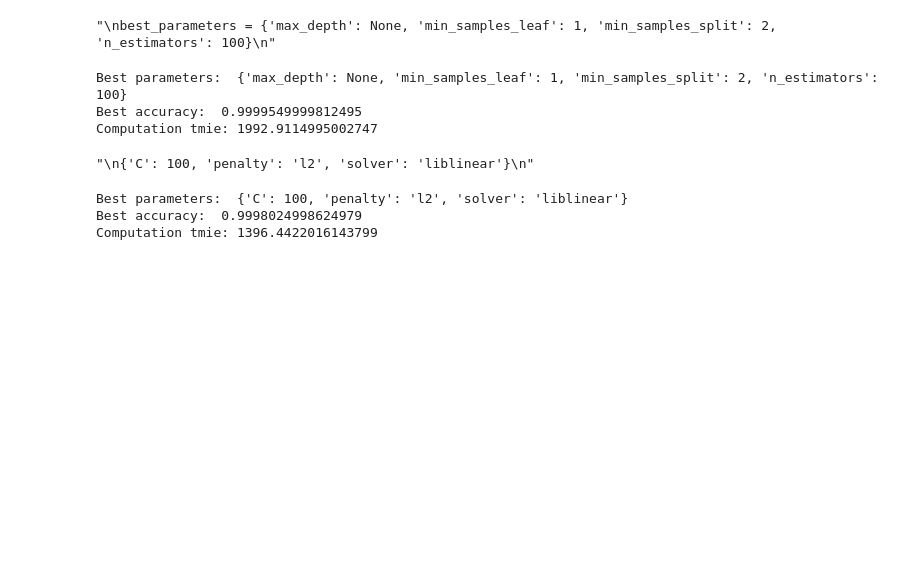
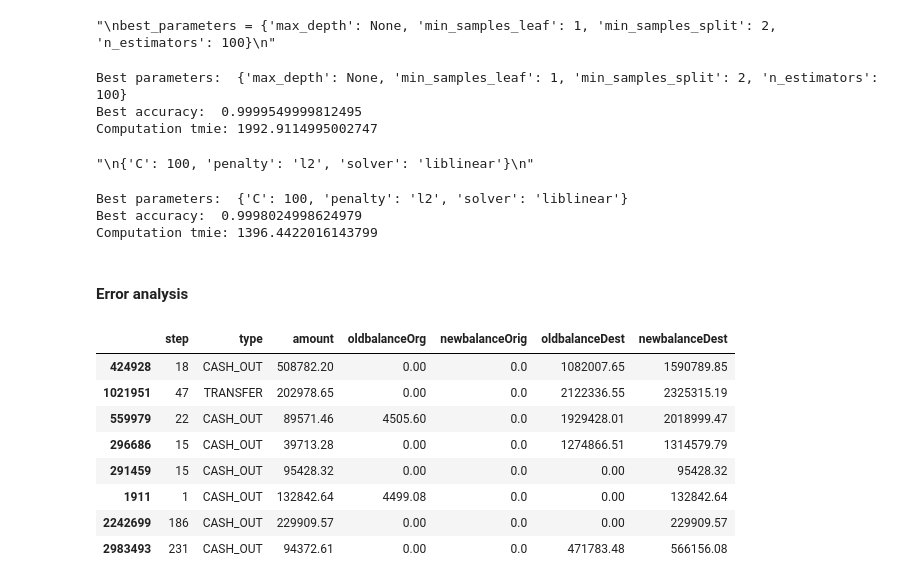
Before and after one commit to DZIMDZEM/data_mining, a Jupyter notebook: pipeline.ipynb, the cells around one changed output. Drawn from its saved outputs; the diff is of its cells as text; code cells hidden in the pictures; blank space fills up the shorter version.

```diff
--- a/pipeline.ipynb
+++ b/pipeline.ipynb
@@ -984,3 +1046,5 @@ print(f"Computation tmie: {end - start}")
 Best parameters:  {'C': 100, 'penalty': 'l2', 'solver': 'liblinear'}
 Best accuracy:  0.9998024998624979
 Computation tmie: 1396.4422016143799
+# %% [markdown]
+#### Error analysis
@@ -986,0 +1057,14 @@ Computation tmie: 1396.4422016143799
+# %%
+misclassified_rows_not_processed = X_test.loc[y_pred_test != y_test]
+# %%
+misclassified_rows_not_processed
+# %% [output]
+|  | step | type | amount | oldbalanceOrg | newbalanceOrig | oldbalanceDest | newbalanceDest |
+| 424928 | 18 | CASH_OUT | 508782.20 | 0.00 | 0.0 | 1082007.65 | 1590789.85 |
+| 1021951 | 47 | TRANSFER | 202978.65 | 0.00 | 0.0 | 2122336.55 | 2325315.19 |
+| 559979 | 22 | CASH_OUT | 89571.46 | 4505.60 | 0.0 | 1929428.01 | 2018999.47 |
+| 296686 | 15 | CASH_OUT | 39713.28 | 0.00 | 0.0 | 1274866.51 | 1314579.79 |
+| 291459 | 15 | CASH_OUT | 95428.32 | 0.00 | 0.0 | 0.00 | 95428.32 |
+| 1911 | 1 | CASH_OUT | 132842.64 | 4499.08 | 0.0 | 0.00 | 132842.64 |
+| 2242699 | 186 | CASH_OUT | 229909.57 | 0.00 | 0.0 | 0.00 | 229909.57 |
+| 2983493 | 231 | CASH_OUT | 94372.61 | 0.00 | 0.0 | 471783.48 | 566156.08 |
```
Also changed, not shown: parts of 27 cells of this notebook.
